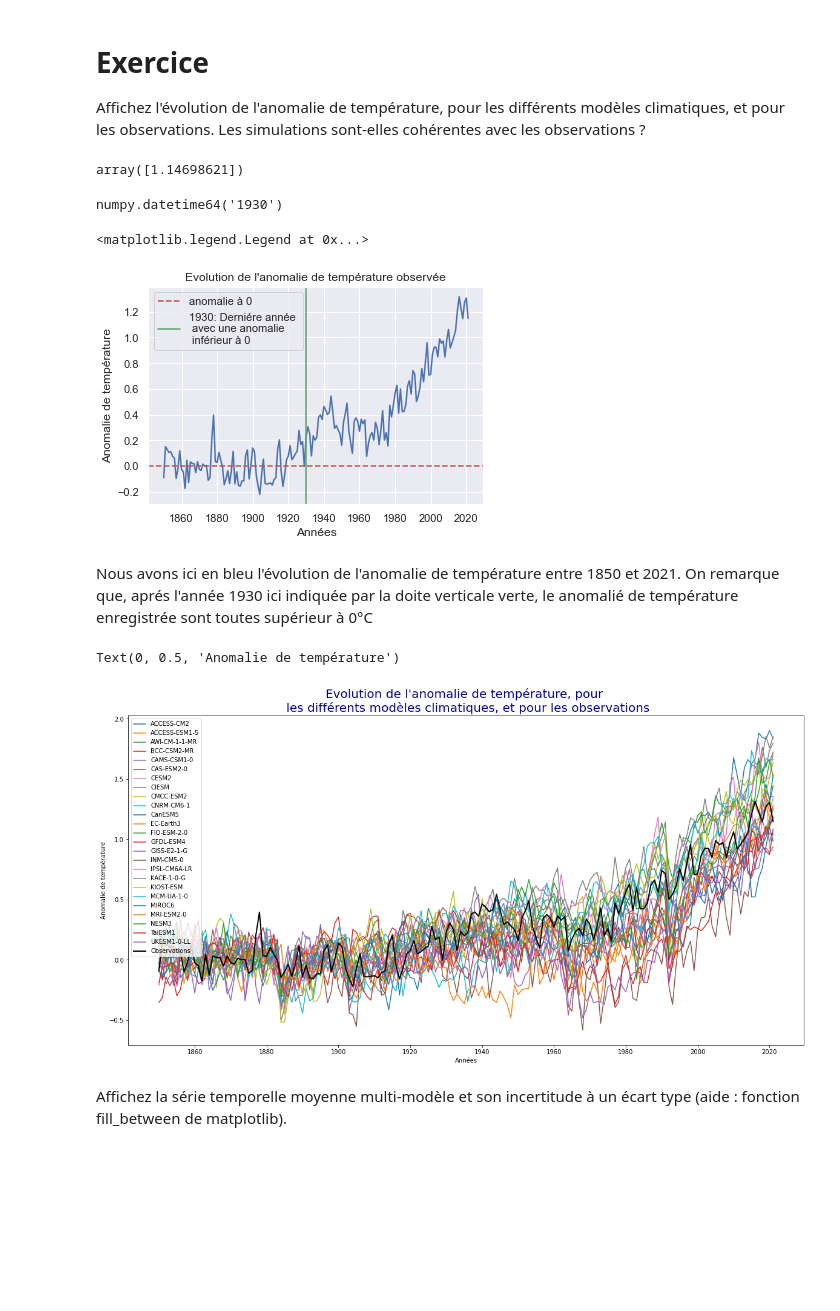
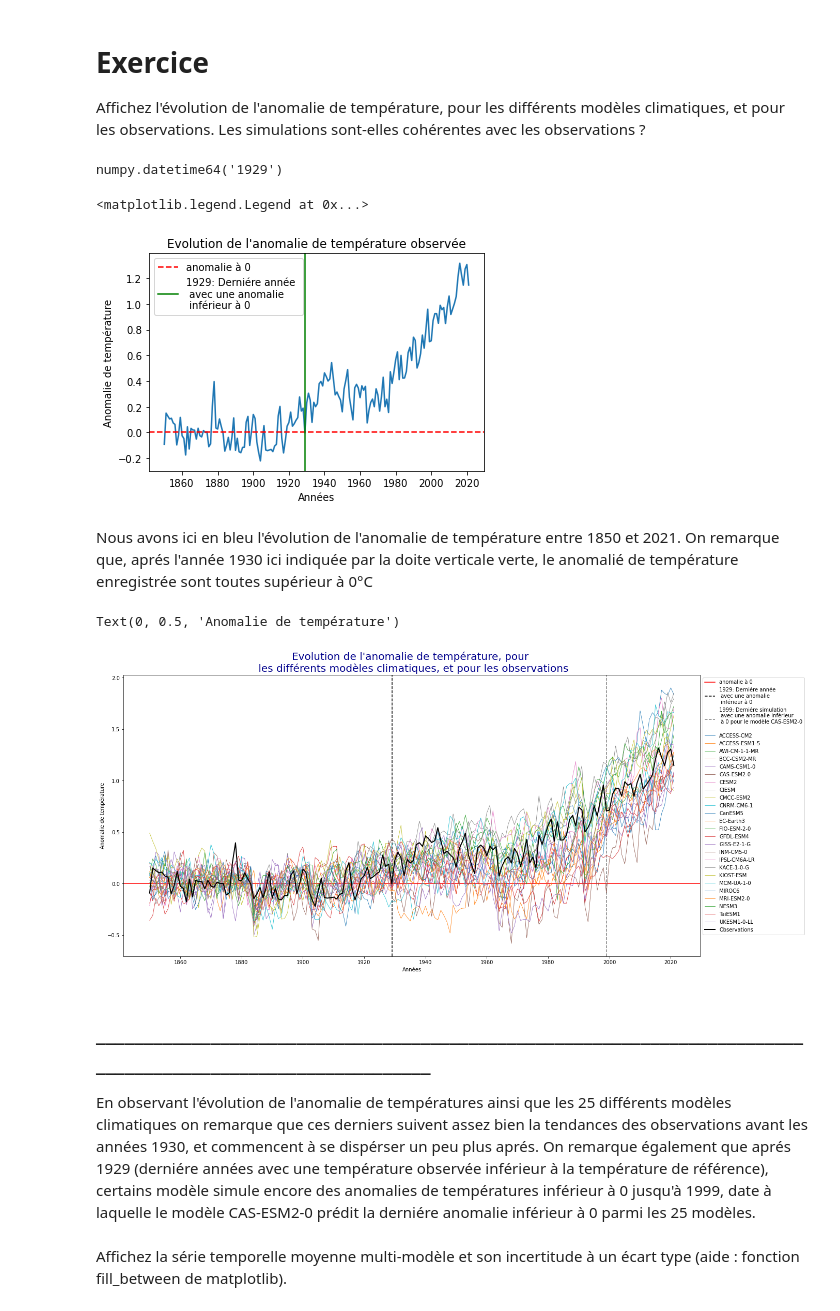
Before and after one commit to SashaCuau/ProjetMeteo, a Jupyter notebook: sujet_seance1_a_completer.ipynb, the cells around one changed output. Drawn from its saved outputs; the diff is of its cells as text; code cells hidden in the pictures; blank space fills up the shorter version.

```diff
--- a/sujet_seance1_a_completer.ipynb
+++ b/sujet_seance1_a_completer.ipynb
@@ -130,21 +131,19 @@ Interval de temps futur simulé: 172 ans
 # Exercice
 
 Affichez l'évolution de l'anomalie de température, pour les différents modèles climatiques, et pour les observations. Les simulations sont-elles cohérentes avec les observations ?
-# %%
-np.shape(data_observed_past)
-np.flip(data_observed_past.T)[0]
-# %% [output]
-array([1.14698621])
 # %%
-i = 0
-while(np.flip(data_observed_past.T)[i]>0):
-    i+=1
+def last0(data):
+    i = 0
+    while(np.flip(data.T)[i]>0):
+        i+=1
 
-i = len(data_observed_past.T)-i
+    return len(data.T)-i-1
-# %%
-label_past_times[i]
-# %% [output]
-numpy.datetime64('1930')
+# %%
+
+i = last0(data_observed_past)
+label_past_times[i]
+# %% [output]
+numpy.datetime64('1929')
 # %%
 plt.plot(label_past_times,data_observed_past.T)
 plt.axhline(y = 0, color = 'r', linestyle = '--', label = "anomalie à 0")
@@ -155,19 +154,29 @@ plt.ylabel("Anomalie de température")
 plt.legend(loc="upper left")
 # %% [output]
 <matplotlib.legend.Legend at 0x...>
-[figure, old version]
+[figure, new version]
 # %% [markdown]
 Nous avons ici en bleu l'évolution de l'anomalie de température entre 1850 et 2021. On remarque que, aprés l'année 1930 ici indiquée par la doite verticale verte, le anomalié de température enregistrée sont toutes supérieur à 0°C
+# %%
+label_models[15]
+data_simulated_past[15]
+j = last0(data_simulated_past[5])
 # %%
 fig, ax = plt.subplots(figsize=(20, 10))
-ax.plot(label_past_times,data_simulated_past.T, label = label_models)
+plt.axhline(y = 0, color = 'r', linestyle = '-', label = "anomalie à 0")
+plt.axvline(x = label_past_times[i], color = 'black',linestyle = "--", label = str(label_past_times[i])+': Derniére année \n avec une anomalie \n inférieur à 0')
+plt.axvline(x = label_past_times[j], color = 'grey',linestyle = "--", label = str(label_past_times[j])+': Derniére simulation \n avec une anomalie inférieur \n à 0 pour le modèle ' + str(label_models[5] + "\n"))
+ax.plot(label_past_times,data_simulated_past.T, label = label_models,linewidth = '.75')
 ax.plot(label_past_times,data_observed_past.T,color='black',label="Observations",linewidth = '2')
-plt.legend(loc="upper left")
+plt.legend(loc="upper left",bbox_to_anchor=(1, 1))
 plt.title("Evolution de l'anomalie de température, pour \n les différents modèles climatiques, et pour les observations",c="darkblue",fontsize = 20)
 plt.xlabel("Années")
 plt.ylabel("Anomalie de température")
 # %% [output]
 Text(0, 0.5, 'Anomalie de température')
-[figure, old version]
+[figure, new version]
+# %% [markdown]
+## _____________________________________________________________________________________________________________
+En observant l'évolution de l'anomalie de températures ainsi que les 25 différents modèles climatiques on remarque que ces derniers suivent assez bien la tendances des observations avant les années 1930, et commencent à se dispérser un peu plus aprés. On remarque également que aprés 1929 (derniére années avec une température observée inférieur à la température de référence), certains modèle simule encore des anomalies de températures inférieur à 0 jusqu'à 1999, date à laquelle le modèle CAS-ESM2-0 prédit la derniére anomalie inférieur à 0 parmi les 25 modèles.
 # %% [markdown]
 Affichez la série temporelle moyenne multi-modèle et son incertitude à un écart type (aide : fonction fill_between de matplotlib).
```
Also changed, not shown: parts of 3 cells of this notebook.
